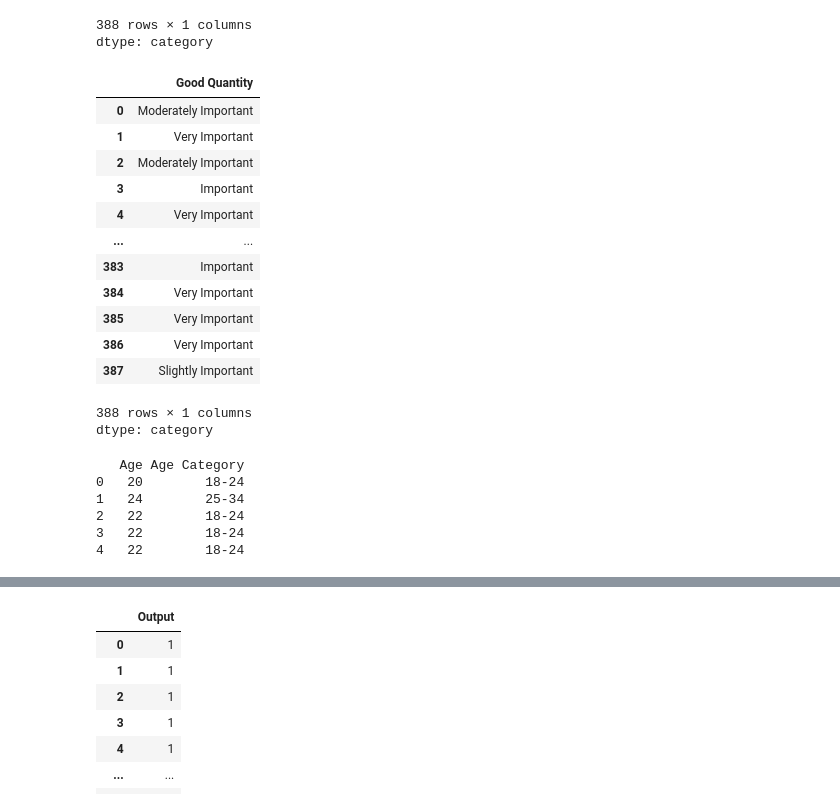
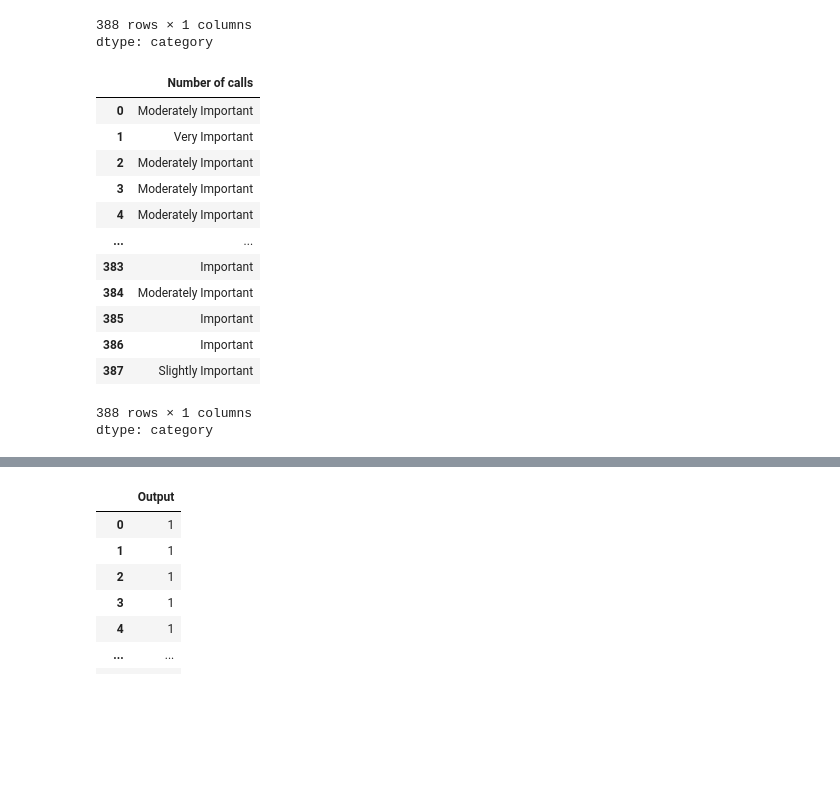
Before and after one commit to mayamoneib/deliveryfood, a Jupyter notebook: Untitled3.ipynb, the cells around one changed output, grey strips where cells are left out. Cells and saved outputs as stored; diff of their text form; code cells hidden in the pictures; blank space fills up the shorter version.

```diff
--- a/Untitled3.ipynb
+++ b/Untitled3.ipynb
@@ -101,9 +101,9 @@ df_copy.head()
 5 rows × 55 columns
 # %%
 df_copy.drop(['latitude', 'longitude', 'Pin code','Reviews', 'Monthly Income', 'Educational Qualifications',
-              'Family size', 'Medium (P1)', 'Medium (P2)', 'Meal(P2)', 'Perference(P1)', 'Perference(P2)',
-              'Health Concern', 'Bad past experience', 'Delay of delivery person picking up food', 'Google Maps Accuracy',
-              'Good Road Condition', 'Low quantity low time', 'Delivery person ability', 'Number of calls'], axis=1, inplace=True)
+              'Family size', 'Medium (P1)', 'Medium (P2)', 'Meal(P2)','Meal(P1)', 'Perference(P1)', 'Perference(P2)'
+              ,'Occupation', 'Marital Status'
+               ], axis=1, inplace=True)
 # %%
 # Define the order of categories
 ordered_categories = ['Strongly disagree', 'Disagree', 'Neutral', 'Agree', 'Strongly agree']
@@ -115,7 +115,9 @@ columns_to_order = [
     "Late Delivery", "Poor Hygiene", "Unavailability",
     "Unaffordable", "Long delivery time", "Delay of delivery person getting assigned",
     "Wrong order delivered", "Missing item",
-    "Order placed by mistake", "Residence in busy location"
+    "Order placed by mistake", "Residence in busy location", 'Health Concern', 'Bad past experience'
+    , 'Delay of delivery person picking up food', 'Google Maps Accuracy', 'Good Road Condition'
+    , 'Low quantity low time', 'Delivery person ability'
 ]
 
 # Apply categorical ordering to each column
@@ -174,32 +176,32 @@ dtype: category
 # %%
 # Define the order of categories
 ordered_categories = ['Unimportant', 'Slightly Important', 'Moderately Important', 'Important', 'Very Important']
 
 # List of columns that need to be converted
 columns_to_order = [
     "Less Delivery time", "High Quality of package", "Politeness",
-    "Freshness ", "Temperature", "Good Taste ", "Good Quantity"
+    "Freshness ", "Temperature", "Good Taste ", "Good Quantity", 'Number of calls'
 ]
 
 # Apply categorical ordering to each column
 for col in columns_to_order:
     df_copy[col] = pd.Categorical(df_copy[col], categories=ordered_categories, ordered=True)
 
 # Verify changes
 #print(df_copy.dtypes)  # Check the data types to confirm categorical conversion
 df_copy[col]
 # %% [output]
-|  | Good Quantity |
+|  | Number of calls |
 | 0 | Moderately Important |
 | 1 | Very Important |
 | 2 | Moderately Important |
-| 3 | Important |
-| 4 | Very Important |
+| 3 | Moderately Important |
+| 4 | Moderately Important |
 | ... | ... |
 | 383 | Important |
-| 384 | Very Important |
-| 385 | Very Important |
-| 386 | Very Important |
+| 384 | Moderately Important |
+| 385 | Important |
+| 386 | Important |
 | 387 | Slightly Important |
 388 rows × 1 columns
 dtype: category
@@ -211,17 +207,0 @@ df_copy['Occupation'] = df_copy['Occupation'].replace('Self Employeed', 'Employe
-# %%
-# Define the age bins and corresponding labels
-age_bins = [0, 18, 24, 34, 44, float('inf')]  # The upper limit is infinity for ages 45+
-age_labels = ['Under 18', '18-24', '25-34', '35-44', '45+']
-
-# Create a new 'Age Category' column based on the defined bins
-df_copy['Age Category'] = pd.cut(df_copy['Age'], bins=age_bins, labels=age_labels, right=False)
-
-# Display the updated DataFrame
-print(df_copy[['Age', 'Age Category']].head())
-# %% [output]
-   Age Age Category
-0   20        18-24
-1   24        25-34
-2   22        18-24
-3   22        18-24
-4   22        18-24
```
Also changed, not shown: parts of 34 cells of this notebook.
